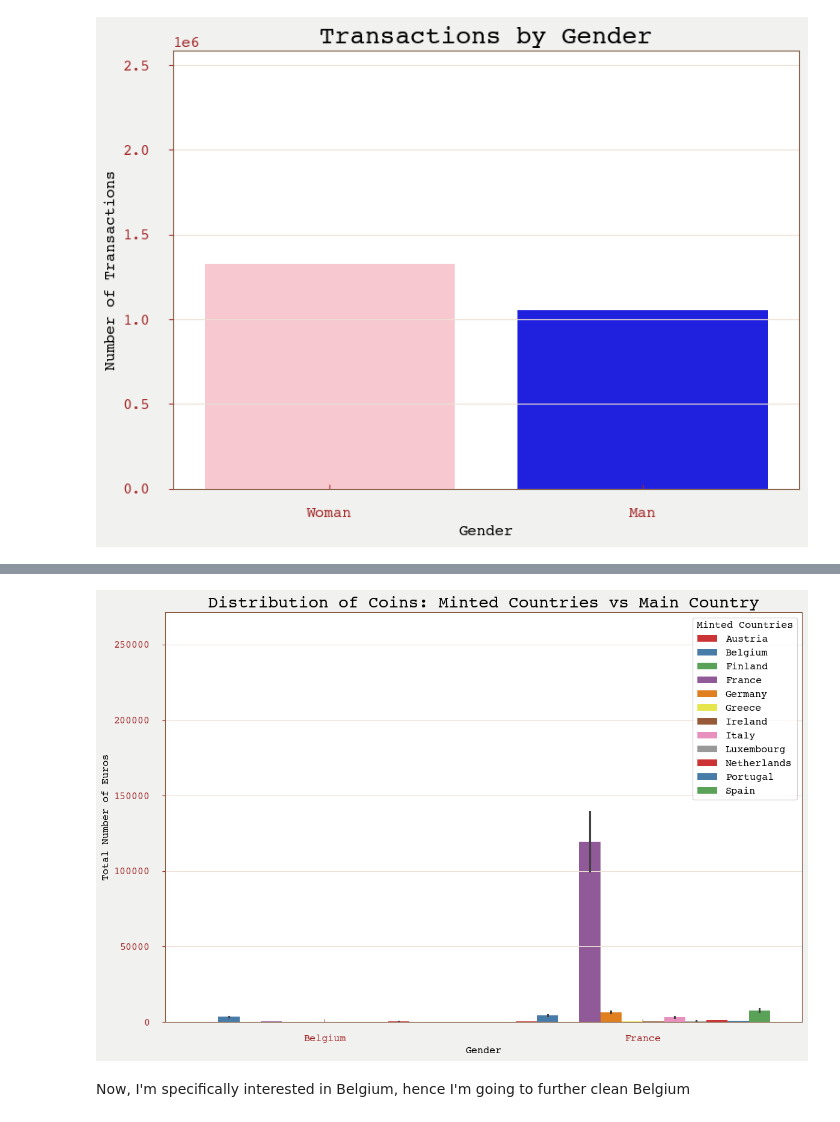
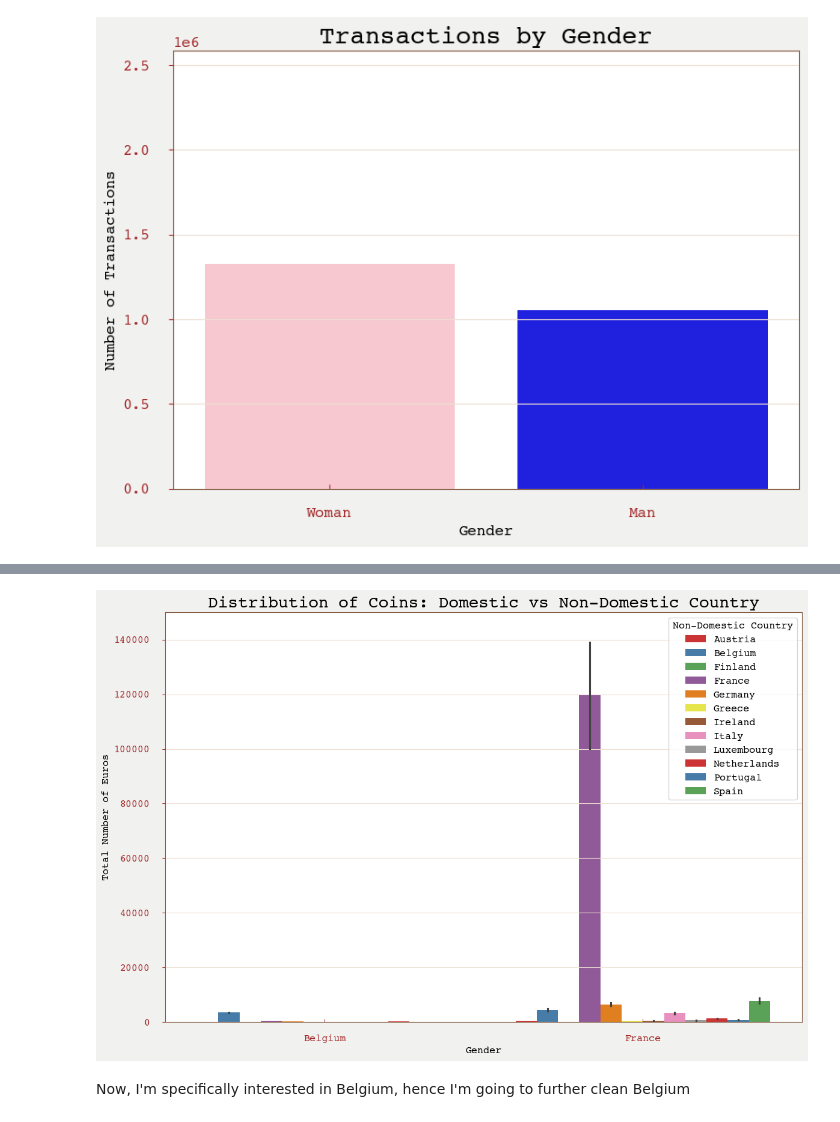
Before and after one commit to msheeba4848/Visual-Storytelling-of-Belgium-Travel, a Jupyter notebook: code/my_submission.ipynb, the cells around one changed output, grey strips where cells are left out. Saved outputs shown, nothing was run; the diff lists cells and outputs as text; code cells hidden in the pictures.

```diff
--- a/code/my_submission.ipynb
+++ b/code/my_submission.ipynb
@@ -440,14 +454,15 @@ plt.show()
 # %%
 # Using the same grouped data to understand the distributon for domestic versus the non-domestic country
 plt.figure(figsize=(12, 8))
 sns.barplot(data=grouped_data, x='COUNTRY', y='NUMBER', hue='MINTED', palette='Set1')
 plt.title('Distribution of Coins: Domestic vs Non-Domestic Country')
 plt.xlabel('Gender')
 plt.ylabel('Total Number of Euros')
+plt.ylim(0, 150000)
 plt.legend(title='Non-Domestic Country')
 plt.show()
 # %% [output]
-[figure, old version]
+[figure, new version]
 # %% [markdown]
 Now, I'm specifically interested in Belgium, hence I'm going to further clean Belgium
 # %%
```
Also changed, not shown: parts of 4 cells of this notebook, 7 other files.
